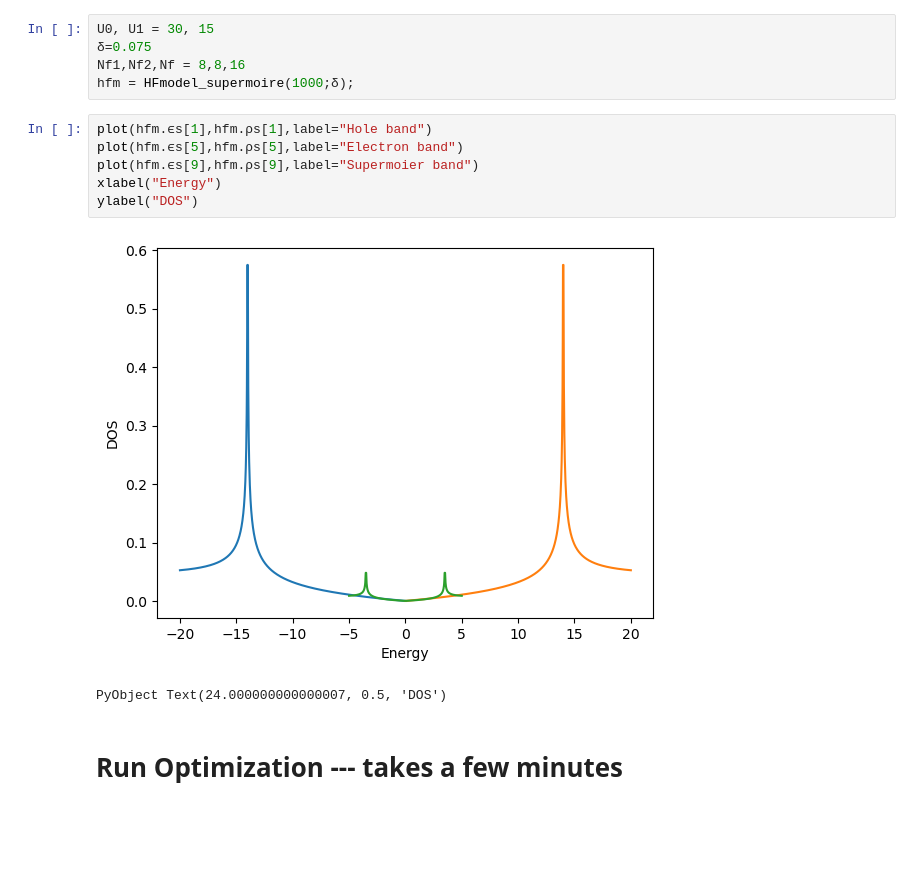
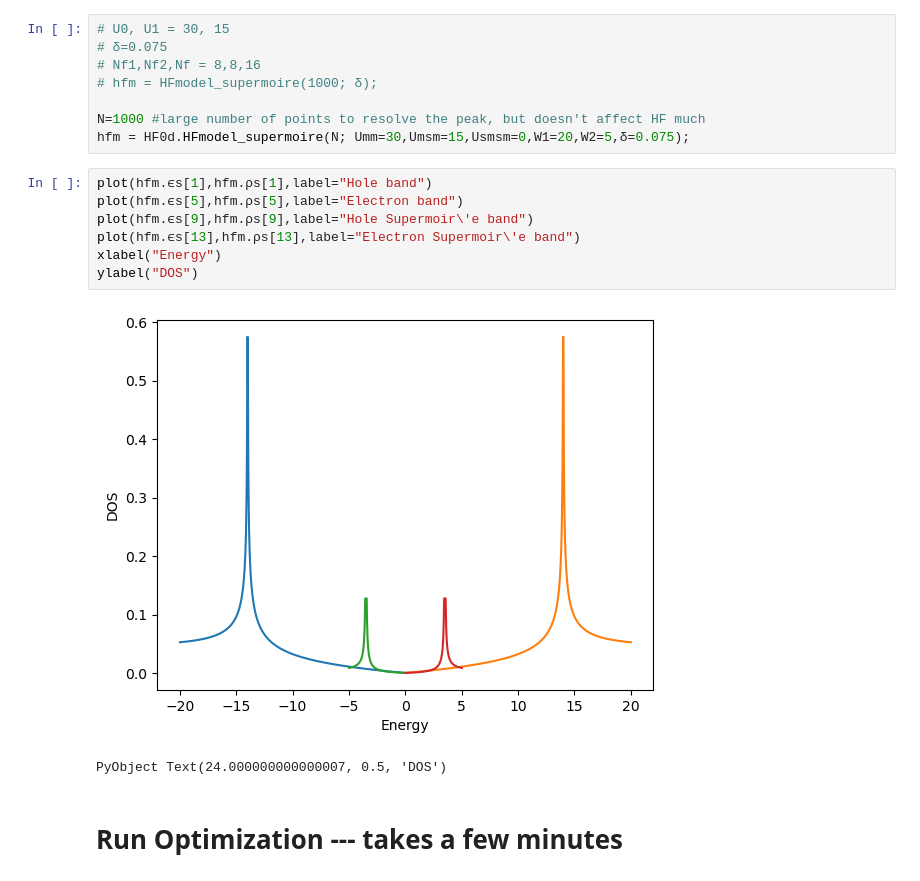
Before and after one commit to DanielEricParker/HF0d, a Jupyter notebook: examples/supermoire_phenomenological_model.ipynb, the cells around one changed output. Drawn from its saved outputs; the diff is of its cells as text; blank space fills up the shorter version.

```diff
--- a/examples/supermoire_phenomenological_model.ipynb
+++ b/examples/supermoire_phenomenological_model.ipynb
@@ -5,16 +21,20 @@ using HF0d
 # %%
-U0, U1 = 30, 15
-δ=0.075
-Nf1,Nf2,Nf = 8,8,16
-hfm = HFmodel_supermoire(1000;δ);
+# U0, U1 = 30, 15
+# δ=0.075
+# Nf1,Nf2,Nf = 8,8,16
+# hfm = HFmodel_supermoire(1000; δ);
+
+N=1000 #large number of points to resolve the peak, but doesn't affect HF much
+hfm = HF0d.HFmodel_supermoire(N; Umm=30,Umsm=15,Usmsm=0,W1=20,W2=5,δ=0.075);
 # %%
 plot(hfm.ϵs[1],hfm.ρs[1],label="Hole band")
 plot(hfm.ϵs[5],hfm.ρs[5],label="Electron band")
-plot(hfm.ϵs[9],hfm.ρs[9],label="Supermoier band")
+plot(hfm.ϵs[9],hfm.ρs[9],label="Hole Supermoir\'e band")
+plot(hfm.ϵs[13],hfm.ρs[13],label="Electron Supermoir\'e band")
 xlabel("Energy")
 ylabel("DOS")
 # %% [output]
-[figure, old version]
+[figure, new version]
 PyObject Text(24.000000000000007, 0.5, 'DOS')
 # %% [markdown]
 # Run Optimization --- takes a few minutes
```
Also changed, not shown: parts of 7 cells of this notebook, 9 other files.
